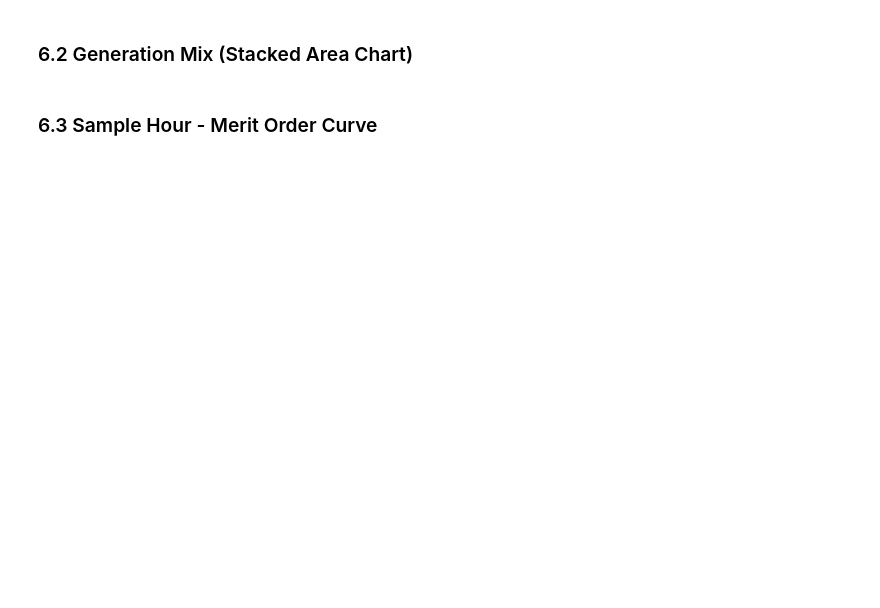
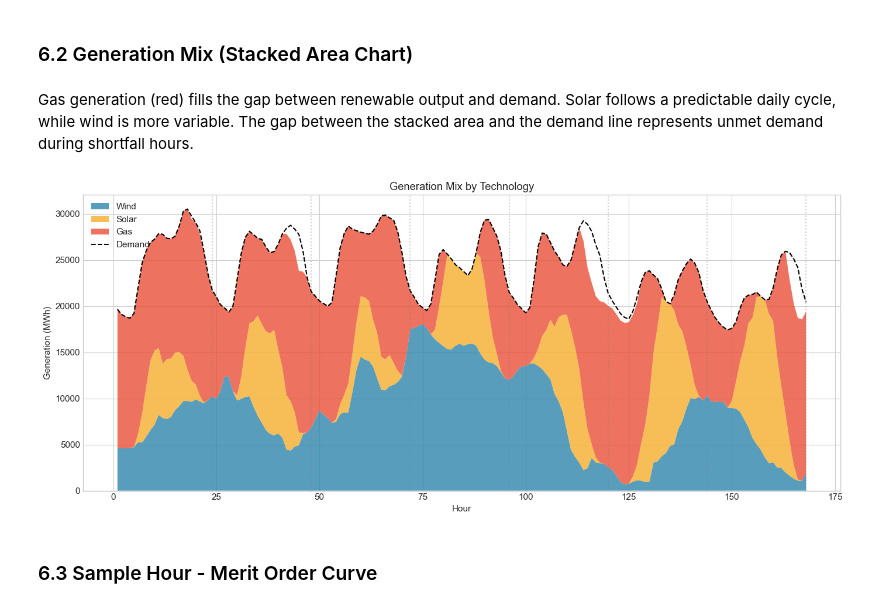
Before and after one commit to dundun0223zyl/uk-electricity-market-simulation, a Jupyter notebook: notebooks/electricity_market_simulation.ipynb, the cells around one changed output. Cells and saved outputs as stored; diff of their text form; code cells hidden in the pictures; blank space fills up the shorter version.

```diff
--- a/notebooks/electricity_market_simulation.ipynb
+++ b/notebooks/electricity_market_simulation.ipynb
@@ -1254,4 +1306,45 @@ Average Electricity Price (£/MWh)     66.14
 # %% [markdown]
 ### 6.2 Generation Mix (Stacked Area Chart)
+# %% [markdown]
+Gas generation (red) fills the gap between renewable output and demand. Solar follows a predictable daily cycle, while wind is more variable. The gap between the stacked area and the demand line represents unmet demand during shortfall hours.
+# %%
+"""
+Generation Mix Over Time
+
+Stacked area chart showing the contribution of each technology (wind, solar, gas)
+to meeting demand throughout the simulation period.
+"""
+
+fig, ax = plt.subplots(figsize=(14, 6))
+
+hours = simulation_results['hour']
+wind = simulation_results['wind_generation']
+solar = simulation_results['solar_generation']
+gas = simulation_results['gas_generation']
+
+# Create stacked area chart
+ax.stackplot(hours, wind, solar, gas,
+             labels=['Wind', 'Solar', 'Gas'],
+             colors=['#2E86AB', '#F6AE2D', '#E94F37'],
+             alpha=0.8)
+
+# Overlay demand line to show shortfalls
+ax.plot(hours, simulation_results['demand'], color='black', linewidth=1.5,
+        linestyle='--', label='Demand')
+
+ax.set_xlabel('Hour')
+ax.set_ylabel('Generation (MWh)')
+ax.set_title('Generation Mix by Technology')
+ax.legend(loc='upper left')
+
+# Add day markers
+for day in range(1, 8):
+    ax.axvline(x=day*24, color='gray', linestyle=':', alpha=0.4)
+
+plt.tight_layout()
+plt.savefig('../results/03_generation_mix.png', dpi=150, bbox_inches='tight')
+plt.show()
+# %% [output]
+[figure, added]
 # %% [markdown]
 ### 6.3 Sample Hour - Merit Order Curve
```
Also changed, not shown: parts of 6 cells of this notebook, 3 other files.
